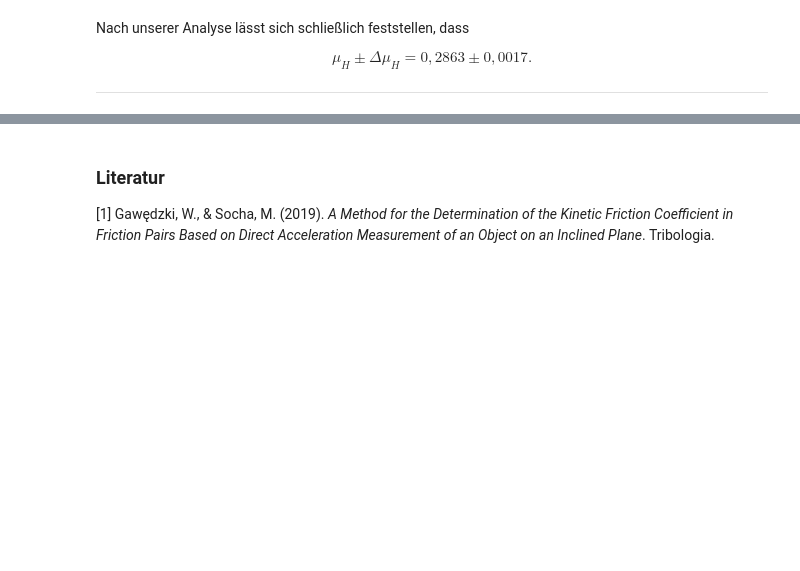
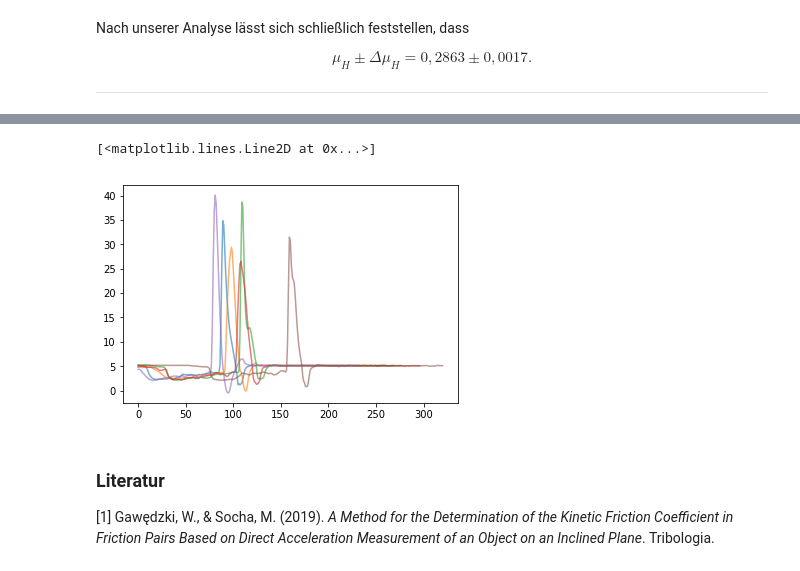
Before and after one commit to allgebrist/physik-praktikum, a Jupyter notebook: 8. Schiefe Ebene mit Reibung.ipynb, the cells around one changed output, grey strips where cells are left out. Saved outputs shown, nothing was run; the diff lists cells and outputs as text; code cells hidden in the pictures; blank space fills up the shorter version.

```diff
--- a/8. Schiefe Ebene mit Reibung.ipynb
+++ b/8. Schiefe Ebene mit Reibung.ipynb
@@ -210,3 +267,20 @@ die Länge der Ebene $x=(26,5\pm 0,1)\textrm{ cm}$
+# %%
+tabelle241 = pandas.read_csv('Daten/reibungebene/Versuch 2 Winkel 4.1.csv')
+tabelle242 = pandas.read_csv('Daten/reibungebene/Versuch 2 Winkel 4.2.csv')
+tabelle243 = pandas.read_csv('Daten/reibungebene/Versuch 2 Winkel 4.3.csv')
+tabelle244 = pandas.read_csv('Daten/reibungebene/Versuch 2 Winkel 4.4.csv')
+tabelle245 = pandas.read_csv('Daten/reibungebene/Versuch 2 Winkel 4.5.csv')
+tabelle246 = pandas.read_csv('Daten/reibungebene/Versuch 2 Winkel 4.6.csv')
+
+plt.plot(tabelle241["Acceleration y (m/s^2)"], alpha = 0.6)
+plt.plot(tabelle242["Acceleration y (m/s^2)"], alpha = 0.6)
+plt.plot(tabelle243["Acceleration y (m/s^2)"], alpha = 0.6)
+plt.plot(tabelle244["Acceleration y (m/s^2)"], alpha = 0.6)
+plt.plot(tabelle245["Acceleration y (m/s^2)"], alpha = 0.6)
+plt.plot(tabelle246["Acceleration y (m/s^2)"], alpha = 0.6)
+# %% [output]
+[<matplotlib.lines.Line2D at 0x...>]
+[figure, added]
 # %% [markdown]
 ### Literatur
 
```
Also changed, not shown: parts of 5 cells of this notebook.
